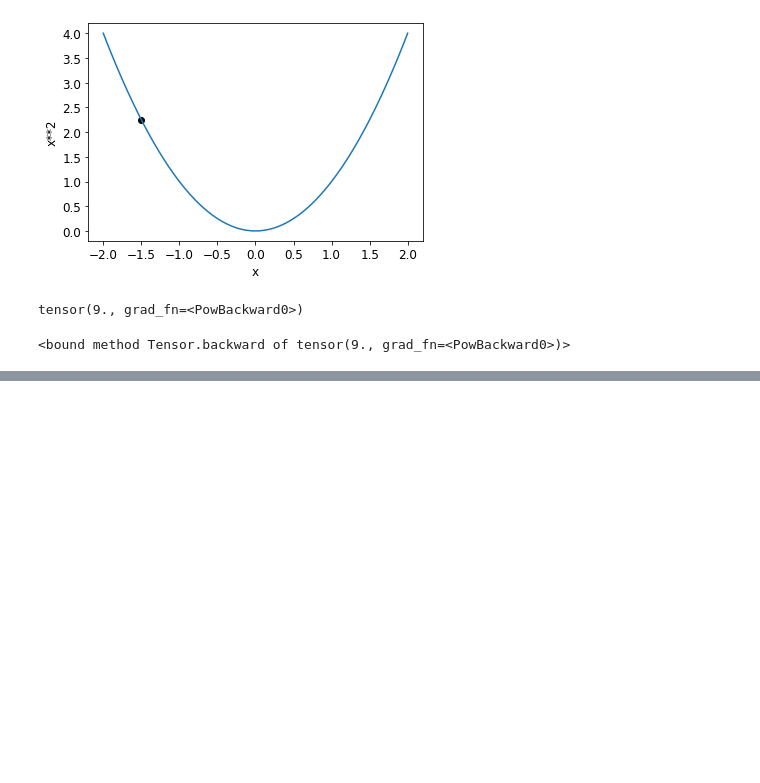
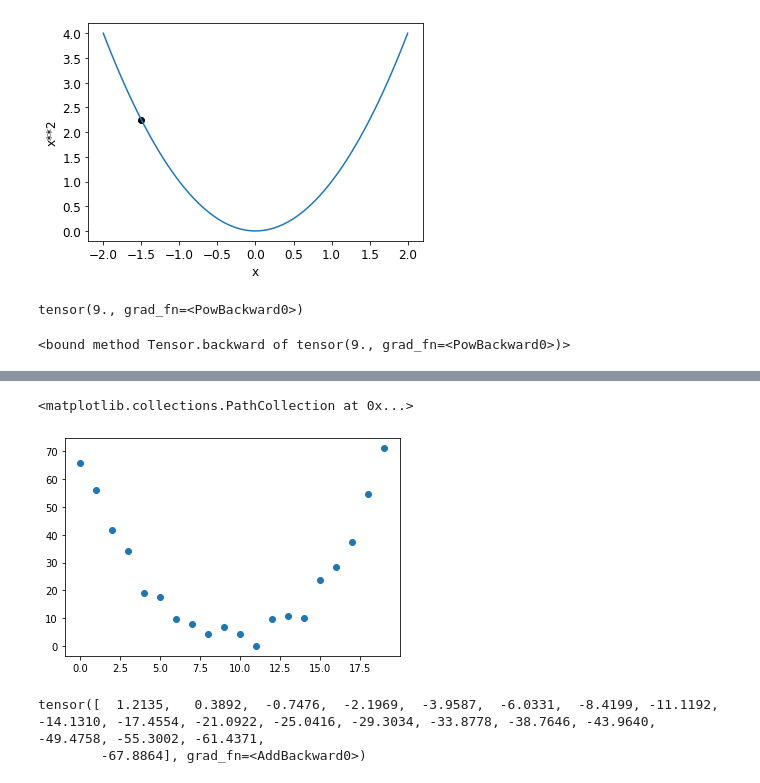
Before and after one commit to Reptilefury/coursera-machine-learning, a Jupyter notebook: FastAi.ipynb, the cells around one changed output, grey strips where cells are left out. Cells and saved outputs as stored; diff of their text form; code cells hidden in the pictures; blank space fills up the shorter version.

```diff
--- a/FastAi.ipynb
+++ b/FastAi.ipynb
@@ -703,0 +824,5 @@ yt.backward
+# %%
+plt.scatter(time, speed)
+# %% [output]
+<matplotlib.collections.PathCollection at 0x...>
+[figure, added]
@@ -703,0 +841,5 @@ yt.backward
+# %%
+preds
+# %% [output]
+tensor([  1.2135,   0.3892,  -0.7476,  -2.1969,  -3.9587,  -6.0331,  -8.4199, -11.1192, -14.1310, -17.4554, -21.0922, -25.0416, -29.3034, -33.8778, -38.7646, -43.9640, -49.4758, -55.3002, -61.4371,
+        -67.8864], grad_fn=<AddBackward0>)
```
Also changed, not shown: parts of 53 cells of this notebook.
